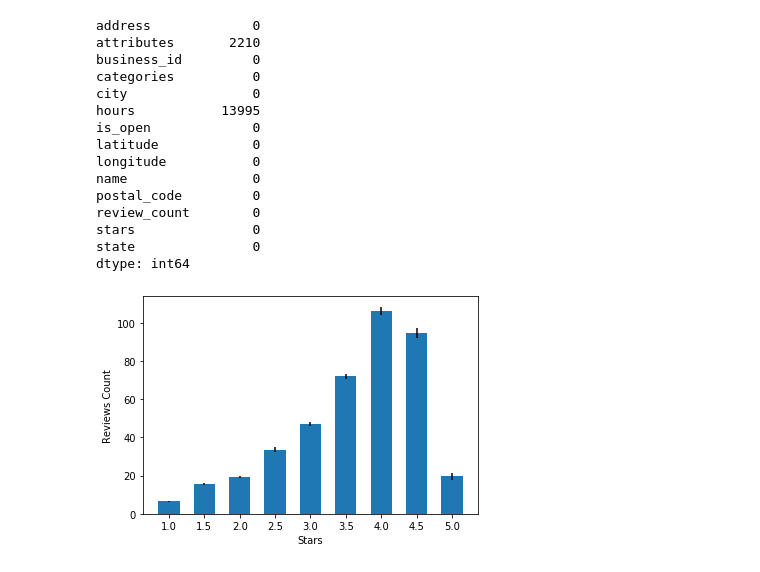
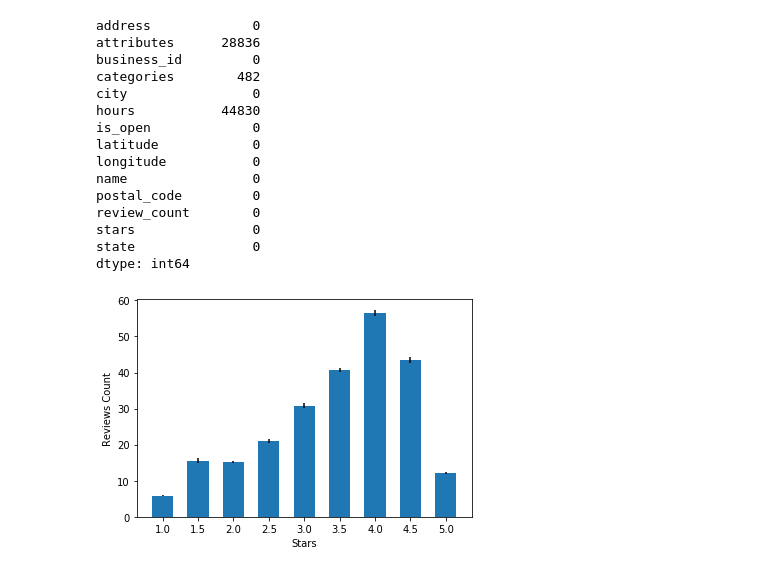
Before and after one commit to Joseamica/Project-1, a Jupyter notebook: Data/main.ipynb, the cells around one changed output. Saved outputs shown, nothing was run; the diff lists cells and outputs as text; code cells hidden in the pictures.

Commit message:
Add description of data

```diff
--- a/Data/main.ipynb
+++ b/Data/main.ipynb
@@ -32,6 +42,6 @@ restaurants_filter.head()
 # %%
-# Check for missing values for filtered data
-miss_values = restaurants_filter.isna().sum()
+# Check for missing values
+miss_values = data.isna().sum()
 
 # Display missing values per column
 miss_values
@@ -39,11 +49,11 @@ miss_values
 # Futher analysis however can filter those values if necessary
 # %% [output]
 address             0
-attributes       2210
+attributes      28836
 business_id         0
-categories          0
+categories        482
 city                0
-hours           13995
+hours           44830
 is_open             0
 latitude            0
 longitude           0
@@ -55,21 +65,21 @@ state               0
 dtype: int64
 # %%
 # Check the sparsity between reviews count and stars
-# Get the average reviews count per stars category
-stars_group = restaurants_filter.groupby('stars').mean().reset_index()
+    # Get the average reviews count per stars category
+stars_group = data.groupby('stars').mean().reset_index()
 
-# Get the SEM of reviews count per stars category
-sem_stars_group = restaurants_filter.groupby('stars').sem().reset_index()
+    # Get the SEM of reviews count per stars category
+sem_stars_group = data.groupby('stars').sem().reset_index()
 
-# Plot error bar chart of the distribution of reviews count per star category
+    # Plot error bar chart of the distribution of reviews count per star category
 plt.bar(stars_group['stars'],
         stars_group['review_count'],
         yerr=sem_stars_group['review_count'],
         width=0.3,
         )
 plt.xticks(stars_group['stars'])
 plt.ylabel("Reviews Count")
 plt.xlabel("Stars")
 plt.show()
 # %% [output]
-[figure, old version]
+[figure, new version]
```
Also changed, not shown: parts of 5 cells of this notebook.
